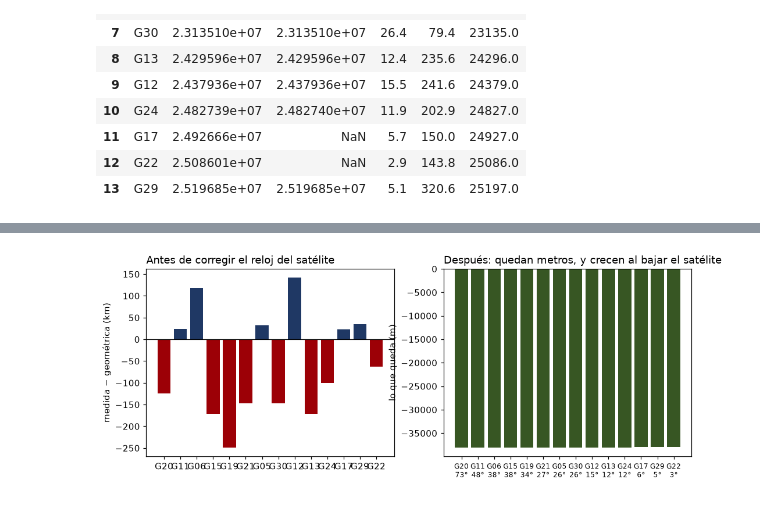
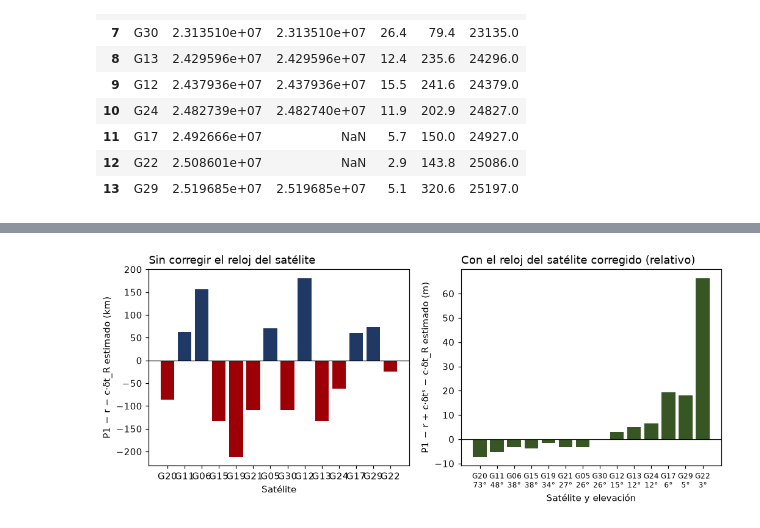
Before and after one commit to S4GC/Geopositioning-and-Navigation, a Jupyter notebook: GNSS/gnss_pseudodistancia.ipynb, the cells around one changed output, grey strips where cells are left out. Saved outputs shown, nothing was run; the diff lists cells and outputs as text; code cells hidden in the pictures.

```diff
--- a/GNSS/gnss_pseudodistancia.ipynb
+++ b/GNSS/gnss_pseudodistancia.ipynb
@@ -147,6 +157,8 @@ def leer_obs_gps(ruta):
             enc["receptor"] = l[20:40].strip()
         elif etiqueta == "ANT # / TYPE":
             enc["antena"] = l[20:40].strip()
+        elif etiqueta == "ANTENNA: DELTA H/E/N":
+            enc["antena_dh"] = float(l[:14])                  # altura de la antena sobre el marcador (m)
         elif etiqueta == "INTERVAL":
             enc["intervalo_s"] = float(l[:60])
         i += 1
@@ -365,24 +452,25 @@ Siguiendo un solo satélite (G15) durante horas, la distancia baja, pasa por un
 # %%
-g15 = D[D.sv == SAT].set_index("t").sort_index()      # el satélite elegido (G15 en el ejemplo)
+g20 = D[D.sv == SAT].set_index("t").sort_index()      # el satélite elegido (G15 en el ejemplo)
 
 # un "pase" es el tramo continuo en que el satélite estuvo visible: se corta donde hay un hueco de más de 5 min
-hueco = g15.index.to_series().diff() > pd.Timedelta("5min")
+hueco = g20.index.to_series().diff() > pd.Timedelta("5min")
 numero_de_pase = hueco.cumsum()
-pase_de_las_12 = numero_de_pase[g15.index[g15.index.get_indexer([t0], method="nearest")[0]]]
-pase = g15[numero_de_pase == pase_de_las_12]
+pase_de_las_12 = numero_de_pase[g20.index[g20.index.get_indexer([t0], method="nearest")[0]]]
+pase = g20[numero_de_pase == pase_de_las_12]
 
 duracion_min = (pase.index[-1] - pase.index[0]).total_seconds() / 60
 print(f"{SAT} visible de {pase.index[0].strftime('%H:%M')} a {pase.index[-1].strftime('%H:%M')} ({duracion_min:.0f} min)")
-print(f"distancia mínima {pase.P1.min():,.0f} m a las {pase.P1.idxmin().strftime('%H:%M:%S')}, con elevación {pase.el.max():.1f}°")
+print(f"pseudodistancia mínima {pase.P1.min():,.0f} m a las {pase.P1.idxmin().strftime('%H:%M:%S')}; elevación máxima {pase.el.max():.1f}°".replace(",", " "))
 
 fig, ax1 = plt.subplots(figsize=(9, 4))
 ax2 = ax1.twinx()                                   # segundo eje para la elevación
 ax1.plot(pase.index, pase.P1 / 1e6, color=AZUL, lw=2)
 ax2.plot(pase.index, pase.el, color=ROJO, lw=1, ls="--")
-ax1.set_ylabel("distancia medida P1 (millones de m)", color=AZUL)
-ax2.set_ylabel("elevación (°)", color=ROJO)
+ax1.set_ylabel("Pseudodistancia P1 (×10⁶ m)", color=AZUL)
+ax2.set_ylabel("Elevación (°)", color=ROJO)
 ax1.xaxis.set_major_formatter(mdates.DateFormatter("%H:%M"))
-ax1.set_title(f"{SAT} visto desde {ESTACION[:4]}: sale, culmina y se oculta", loc="left")
+ax1.set_xlabel("Tiempo GPS (hh:mm)")
+ax1.set_title(f"{SAT} desde {ESTACION[:4]}: pseudodistancia P1 y elevación durante el pase", loc="left")
 ax1.grid(alpha=0.3);
 # %% [output]
 G20 visible de 07:43 a 14:52 (429 min)
@@ -490,11 +709,10 @@ Name: xs, dtype: float64
 # distancia geométrica: del satélite (en el instante de emisión) a la posición de la estación
 ep["r"] = np.sqrt((rx[0] - ep["xs"])**2 + (rx[1] - ep["ys"])**2 + (rx[2] - ep["zs"])**2)
 
-ep["P_menos_r"] = ep.P1 - ep.r          # medida − geométrica: debería ser ~0 si los relojes fueran perfectos
-ep["c_dts"] = C * ep.dts                # error del reloj del satélite, pasado a metros
-ep["resid"] = ep.P1 - ep.r + ep.c_dts   # lo que queda tras corregir el reloj del satélite
+ep["c_dtR"] = reloj_usado[t0]                # reloj del receptor (sección 7)
+ep["P_menos_r"] = ep.P1 - ep.r - ep.c_dtR    # medida − geométrica − reloj del receptor: con relojes de satélite perfectos, quedarían solo metros de atmósfera y ruido
+ep["c_dts"] = C * ep.dts                     # desfase del reloj del satélite, pasado a metros
+ep["resid_sin_reloj"] = ep.P_menos_r + ep.c_dts   # residuo sin los dos relojes: T + I + ε (relativo), como en la sección 7
 
-#ep["resid"] = ep["resid"] - ep["resid"].mean()
-
-ep[["sv", "el", "P1", "r", "P_menos_r", "c_dts", "resid"]].round(3)
+ep[["sv", "el", "P1", "r", "c_dtR", "P_menos_r", "c_dts", "resid_sin_reloj"]].round(3)
 # %% [output]
@@ -516,17 +734,19 @@ ep[["sv", "el", "P1", "r", "P_menos_r", "c_dts", "resid"]].round(3)
 # %%
 e2 = ep.sort_values("el", ascending=False)    # de más alto a más bajo sobre el horizonte
 fig, axs = plt.subplots(1, 2, figsize=(11, 3.8))
 
 colores = [ROJO if v < 0 else AZUL for v in e2.P_menos_r]
 axs[0].bar(e2.sv, e2.P_menos_r / 1e3, color=colores)
 axs[0].axhline(0, color="k", lw=0.8)
-axs[0].set_ylabel("medida − geométrica (km)")
-axs[0].set_title("Antes de corregir el reloj del satélite", loc="left")
-
-axs[1].bar(e2.sv, e2.resid, color=VERDE)
-axs[1].set_ylabel("lo que queda (m)")
-axs[1].set_title("Después: quedan metros, y crecen al bajar el satélite", loc="left")
+axs[0].set_xlabel("Satélite")
+axs[0].set_ylabel("P1 − r − c·δt_R estimado (km)")
+axs[0].set_title("Sin corregir el reloj del satélite", loc="left")
+axs[1].bar(e2.sv, e2.resid_sin_reloj, color=VERDE)
+axs[1].axhline(0, color="k", lw=0.8)
+axs[1].set_xlabel("Satélite y elevación")
+axs[1].set_ylabel("P1 − r + c·δtˢ − c·δt_R estimado (m)")
+axs[1].set_title("Con el reloj del satélite corregido (relativo)", loc="left")
 axs[1].set_xticks(range(len(e2)))
 axs[1].set_xticklabels([f"{s}\n{e:.0f}°" for s, e in zip(e2.sv, e2.el)], fontsize=8);
 # %% [output]
-[figure, old version]
+[figure, new version]
```
Also changed, not shown: parts of 46 cells of this notebook, 8 other files.
